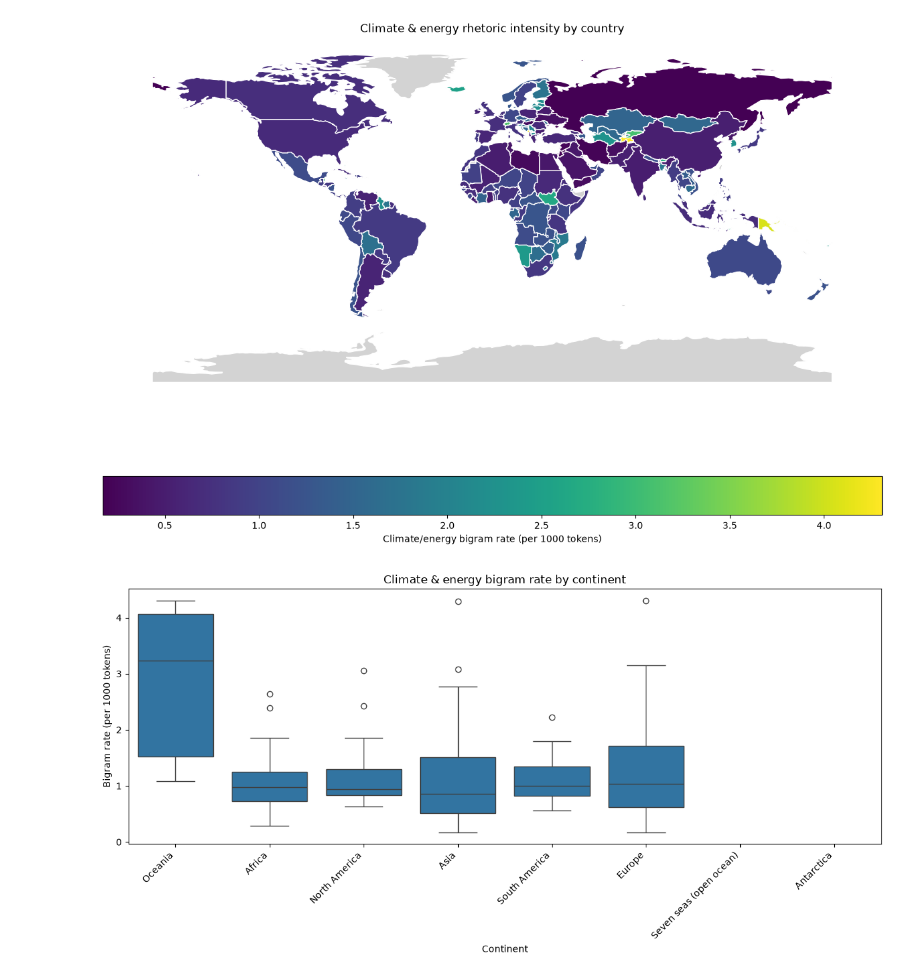
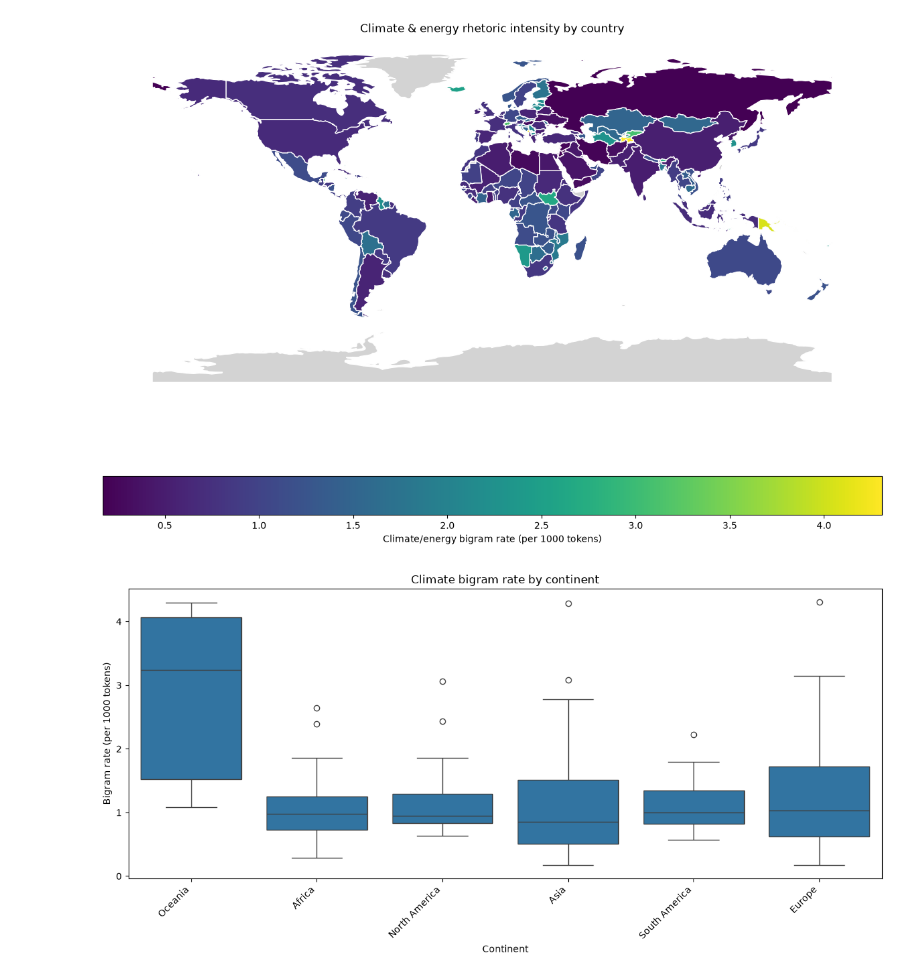
Before and after one commit to jacobgroot/FDS, a Jupyter notebook: exploratory_kristupas2.ipynb, the cells around one changed output. Saved outputs shown, nothing was run; the diff lists cells and outputs as text; code cells hidden in the pictures.

```diff
--- a/exploratory_kristupas2.ipynb
+++ b/exploratory_kristupas2.ipynb
@@ -452,13 +452,17 @@ plt.show()
 # %%
 import seaborn as sns
 
+plot_data = world_climate_final[
+    ~world_climate_final['CONTINENT'].isin(['Antarctica', 'Seven seas (open ocean)'])
+]
+
 fig, ax = plt.subplots(figsize=(12, 6))
-sns.boxplot(data=world_climate_final, x='CONTINENT', y='bigram_rate_1000', ax=ax)
+sns.boxplot(data=plot_data, x='CONTINENT', y='bigram_rate_1000', ax=ax)
 ax.set_title('Climate bigram rate by continent')
 ax.set_xlabel('Continent')
 ax.set_ylabel('Bigram rate (per 1000 tokens)')
 plt.xticks(rotation=45, ha='right')
 plt.tight_layout()
 plt.show()
 # %% [output]
-[figure, old version]
+[figure, new version]
```
